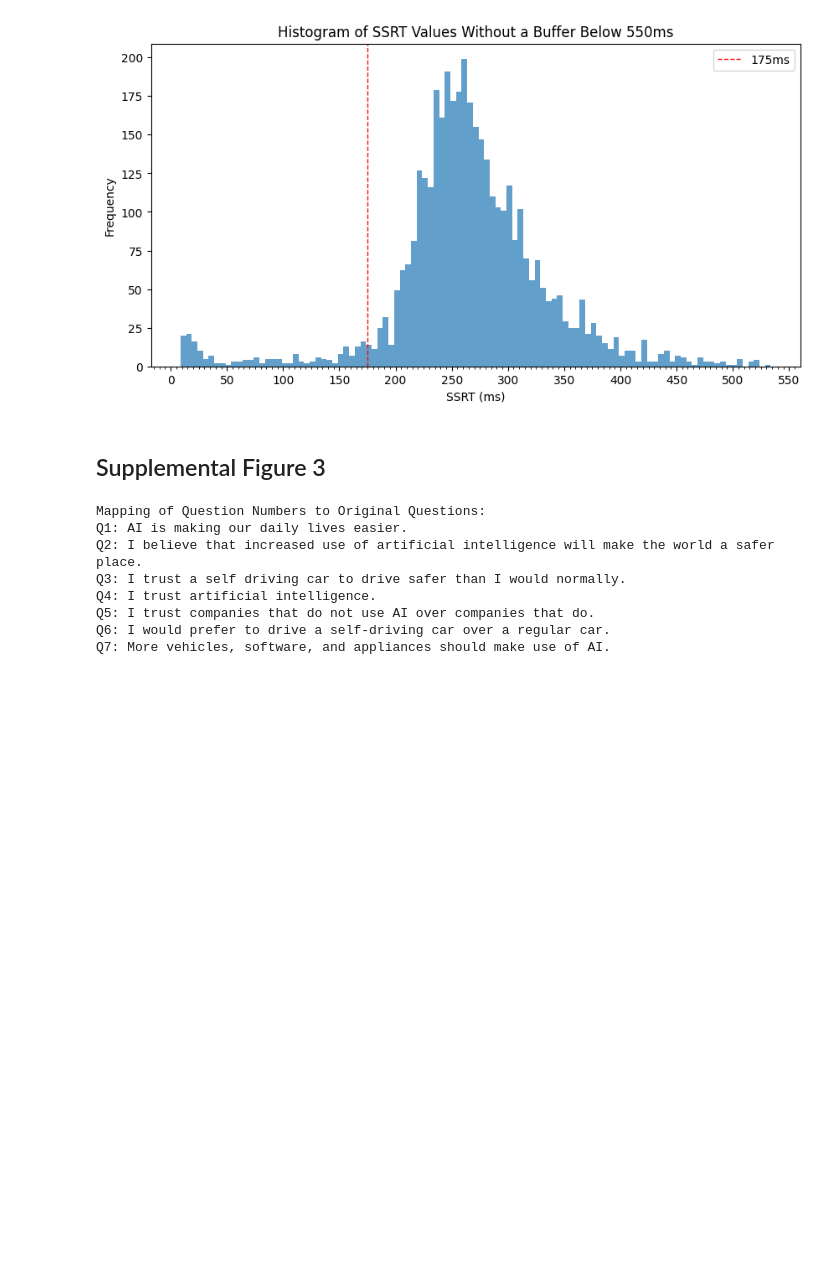
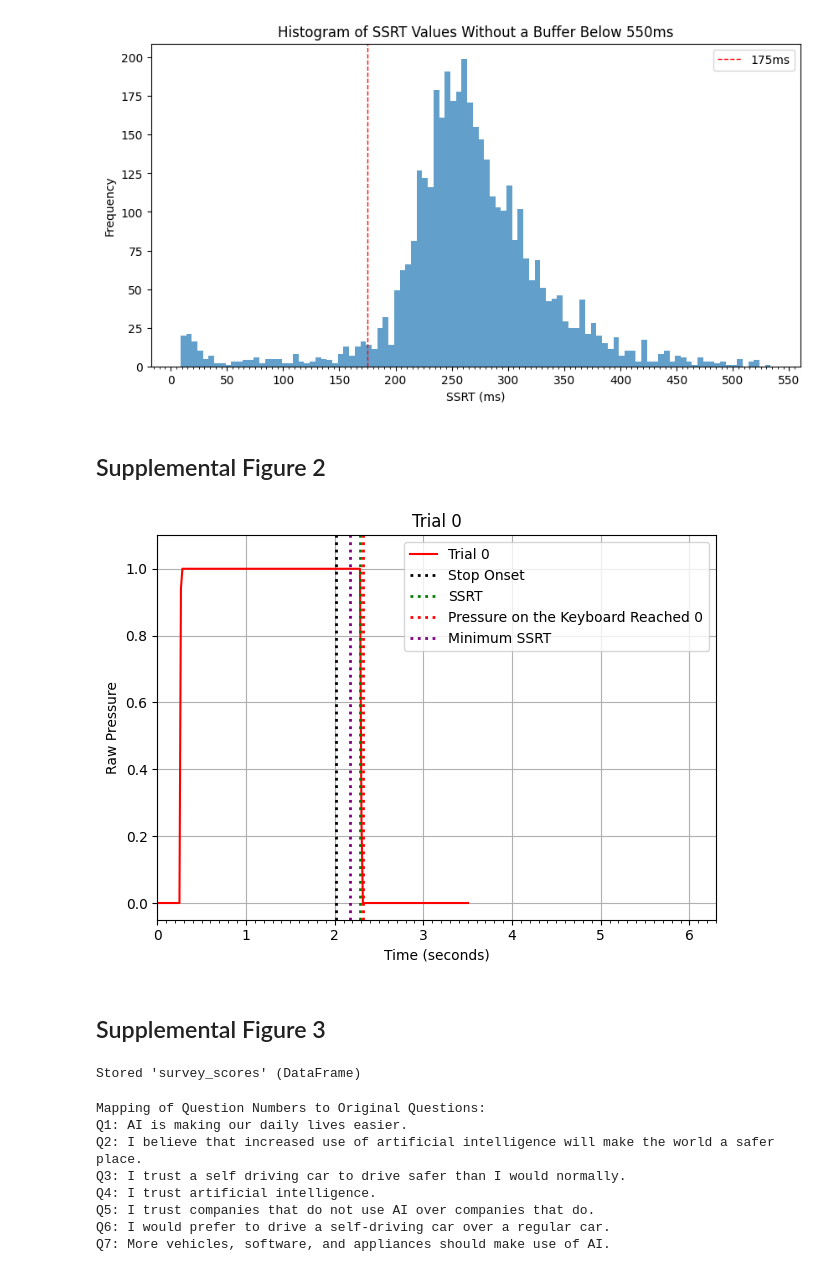
Before and after one commit to kriti-ach/SharedControlPaper, a Jupyter notebook: notebooks/03_generate_supplemental_figures.ipynb, the cells around one changed output. Drawn from its saved outputs; the diff is of its cells as text; code cells hidden in the pictures; blank space fills up the shorter version.

```diff
--- a/notebooks/03_generate_supplemental_figures.ipynb
+++ b/notebooks/03_generate_supplemental_figures.ipynb
@@ -210,6 +119,26 @@ plot_moments_of_inhibition(pilot_files, pilot_data, exp_stage="pilot")
 plot_moments_of_inhibition(data_files, data)
 # %% [output]
 [figure]
+# %% [markdown]
+## Supplemental Figure 2
+# %%
+trial_results = shared_control_metrics['s027']['non_ai']['trial_results']
+first_non_ai_trial = None
+for trial_number, trial_data in trial_results.items():
+    first_non_ai_trial = (trial_number, trial_data)
+    break
+
+if first_non_ai_trial:
+    trial_number, trial_data = first_non_ai_trial
+    ax = plt.gca()
+    plot_trial_pressure_individual(trial_data, trial_number, ax, color='red')
+    plt.xlabel('Time (seconds)')
+    plt.ylabel('Raw Pressure')
+    plt.savefig(f'{parent_directory}/figures/figureS2.png')
+    plt.tight_layout()
+    plt.show()
+# %% [output]
+[figure, added]
 # %% [markdown]
 ## Supplemental Figure 3
 # %%
@@ -274,7 +203,7 @@ for foldername in os.listdir(survey_directory):
                         for question in df['text']:
                             survey_results[subject_id][question] = df.loc[df['text'] == question, 'corrected_value'].values[0]
 
-result_df = pd.DataFrame({
+survey_scores = pd.DataFrame({
     'subject_id': survey_results.keys(),
     'average_score': [details['average_score'] for details in survey_results.values()],
     'total_score': [details['total_score'] for details in survey_results.values()]
@@ -284,10 +213,12 @@ result_df = pd.DataFrame({
 for subject_id, details in survey_results.items():
     df = details['data']
     for question in df['text']:
-        result_df.loc[result_df['subject_id'] == subject_id, question] = details[question]
+        survey_scores.loc[survey_scores['subject_id'] == subject_id, question] = details[question]
 
-result_df = result_df.sort_values(by='subject_id')
-result_df.to_csv(f'{parent_directory}/output/survey_scores.csv', index=False)
+survey_scores = survey_scores.sort_values(by='subject_id')
+%store survey_scores
+# %% [output]
+Stored 'survey_scores' (DataFrame)
 # %%
 # Step 1: Extract corrected values into a DataFrame
 combined_data = []
```
Also changed, not shown: parts of 6 cells of this notebook, 6 other files.
